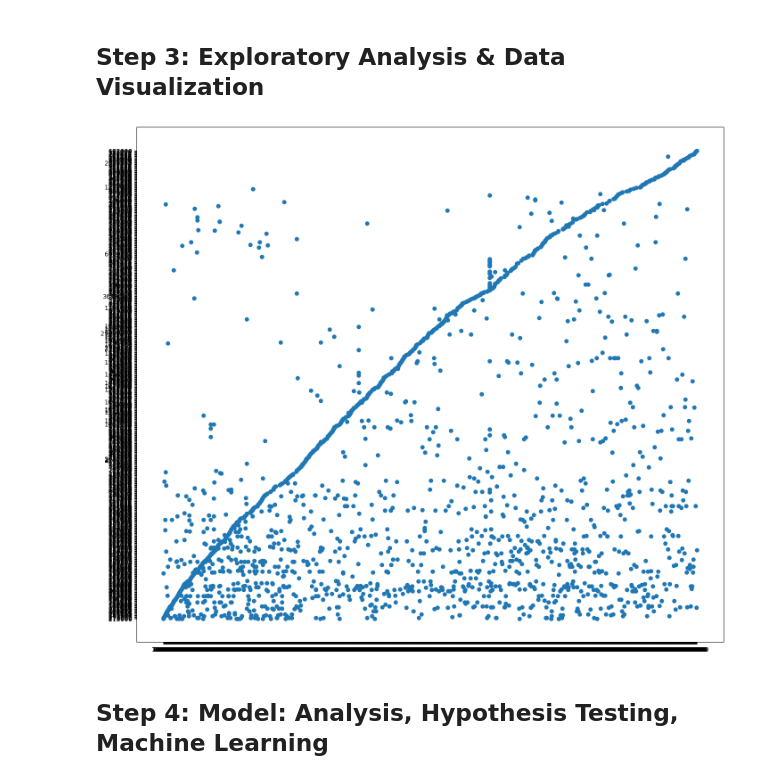
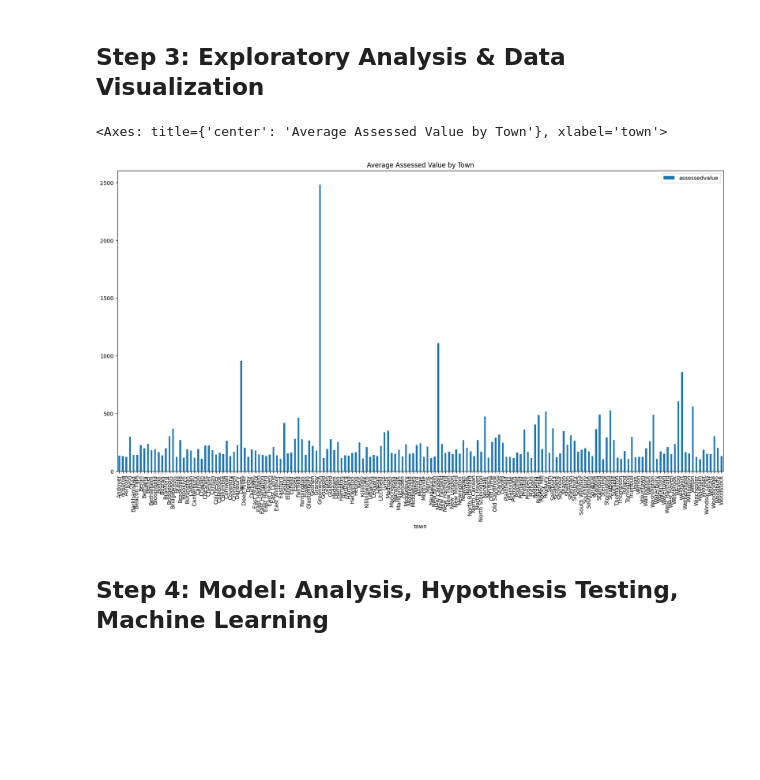
Before and after one commit to JenCodetc/JenCodetc.github.io, a Jupyter notebook: Final Tutorial ~ Real Estate Sales-checkpoint.ipynb, the cells around one changed output. Cells and saved outputs as stored; diff of their text form; code cells hidden in the pictures; blank space fills up the shorter version.

Commit message:
added step 3 town vs average assessvalue

```diff
--- a/Final Tutorial ~ Real Estate Sales-checkpoint.ipynb
+++ b/Final Tutorial ~ Real Estate Sales-checkpoint.ipynb
@@ -82,0 +85,4 @@ df.head()
+# %%
+df['assessedvalue'] = df['assessedvalue'].astype(float)/1000
+df['saleamount'] = df['saleamount'].astype(float)/1000
+df.head()
@@ -86,11 +99,26 @@ df.head()
 import matplotlib.pyplot as plt
 import numpy as np
 # %%
-# plt.figure(figsize=(17, 15))
-# plt.scatter(df['assessedvalue'], df['saleamount'])
-# plt.show()
+# remove all rows where assessedvalue is NaN
+df = df[df['assessedvalue'].notna()]
+df = df[df['saleamount'].notna()]
+
+# make table with just town and assessedvalue columns
+df2 = df[['town', 'assessedvalue']]
+
+# group by town and average the assessedvalue
+df2 = df2.groupby('town').mean()
+
+# remove the rows where town is '***Unknown***'
+df2 = df2[df2.index != '***Unknown***']
+
+df2.head()
+
+# make bar graph with town vs assessedvalue
+df2.plot.bar(figsize=(20,10), title='Average Assessed Value by Town')
 # %% [output]
+<Axes: title={'center': 'Average Assessed Value by Town'}, xlabel='town'>
-[figure, old version]
+[figure, new version]
 # %% [markdown]
 ## Step 4: Model: Analysis, Hypothesis Testing, Machine Learning
 # %% [markdown]
```
Also changed, not shown: parts of 2 cells of this notebook, 1 other file.
